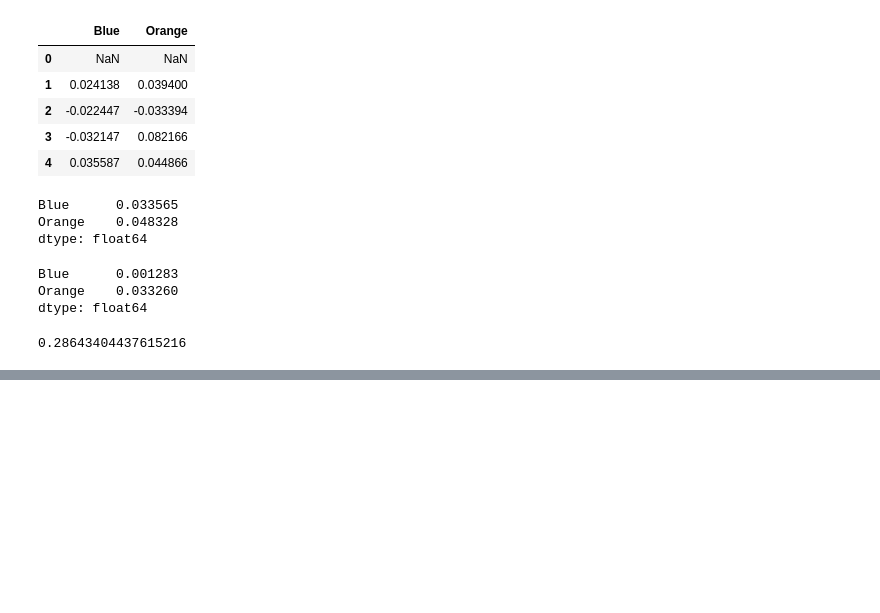
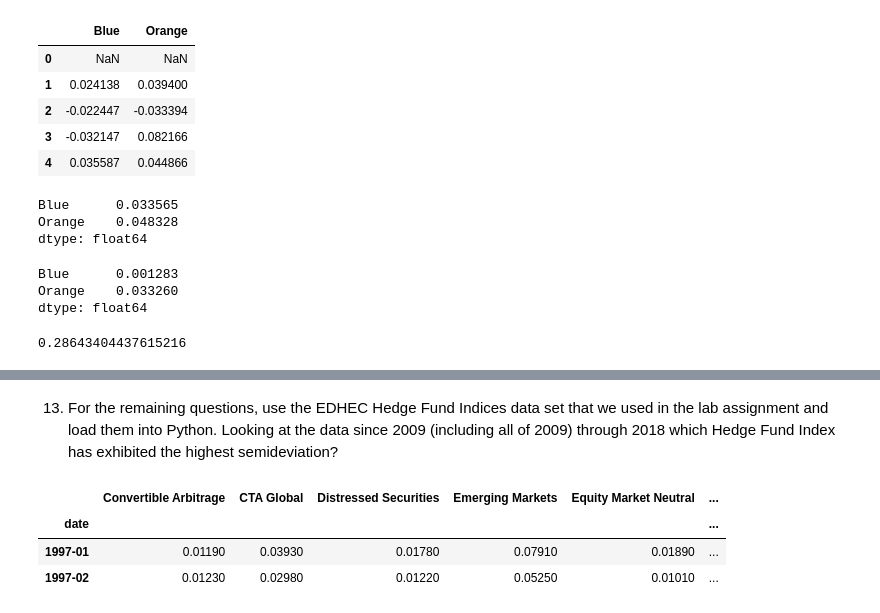
Before and after one commit to allaccountstaken/risk_toolkit, a Jupyter notebook: return.ipynb, the cells around one changed output, grey strips where cells are left out. Saved outputs shown, nothing was run; the diff lists cells and outputs as text; code cells hidden in the pictures; blank space fills up the shorter version.

```diff
--- a/return.ipynb
+++ b/return.ipynb
@@ -5,3 +3,7 @@ import pandas as pd
+# %%
+import pandas as pd
+pd.options.display.float_format = '{:.5f}'.format
+import matplotlib.pyplot as plt
 # %%
 prices = pd.DataFrame(
     {
@@ -56,0 +226,10 @@ rd = 0.001
+# %% [markdown]
+13. For the remaining questions, use the EDHEC Hedge Fund Indices data set that we used in the lab assignment and load them into Python. Looking at the data since 2009 (including all of 2009) through 2018 which Hedge Fund Index has exhibited the highest semideviation?
+# %%
+hfi = rk.get_hfi_returns()
+hfi.head(2)
+# %% [output]
+|  | Convertible Arbitrage | CTA Global | Distressed Securities | Emerging Markets | Equity Market Neutral | ... |
+| date |  |  |  |  |  | ... |
+| 1997-01 | 0.01190 | 0.03930 | 0.01780 | 0.07910 | 0.01890 | ... |
+| 1997-02 | 0.01230 | 0.02980 | 0.01220 | 0.05250 | 0.01010 | ... |
```
Also changed, not shown: parts of 48 cells of this notebook, 1 other file.
